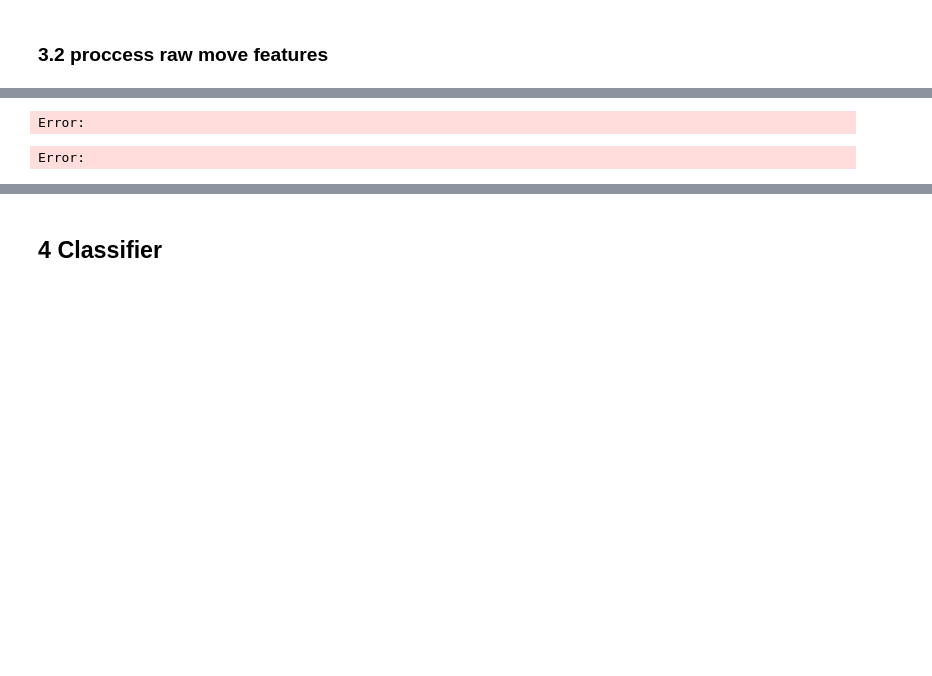
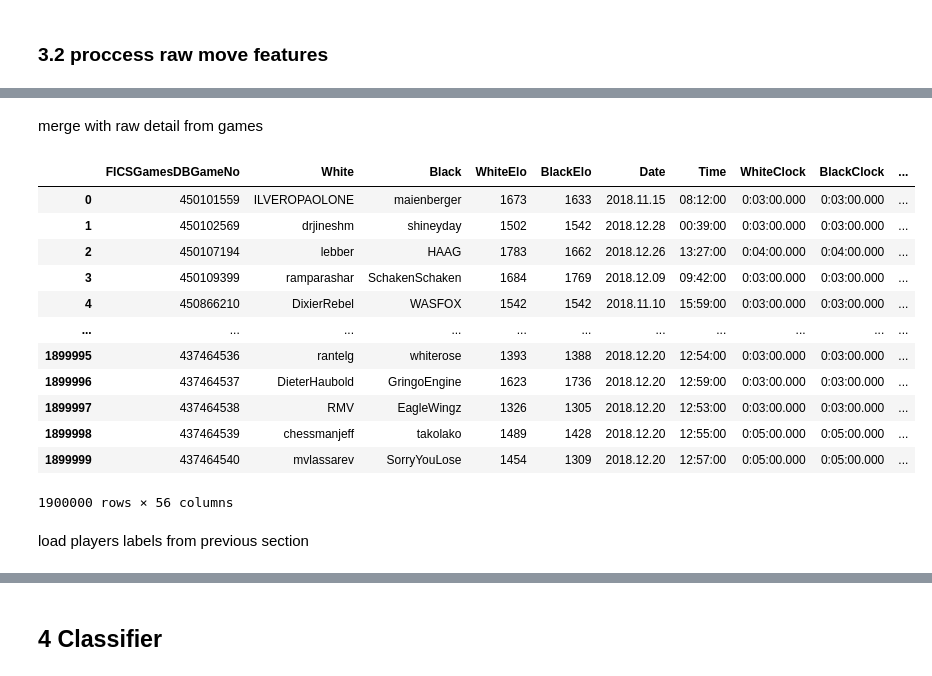
Before and after one commit to ariel-zilber/chess_improments_patterns, a Jupyter notebook: notebooks/P1_04_moves.ipynb, the cells around one changed output, grey strips where cells are left out. Drawn from its saved outputs; the diff is of its cells as text; code cells hidden in the pictures; blank space fills up the shorter version.

```diff
--- a/notebooks/P1_04_moves.ipynb
+++ b/notebooks/P1_04_moves.ipynb
@@ -708,18 +776,35 @@ game_features_df
+# %% [markdown]
+merge with raw detail from games
 # %%
-player_df=pd.read_csv(f"{PROJECT_PATH}/data/fics/interim/chess-games-clean-blitz-rated-vfinal-players.csv")
-df_2018=player_df[player_df["Year"]==2018]
-del player_df
+frames=[]
 
-# game_features_df=game_features_df.drop(columns=["first_rook_to_seventh_white"]).dropna()
-game_features_df=game_features_df.sort_values(by="FICSGamesDBGameNo")
-df_2018=df_2018[df_2018["FICSGamesDBGameNo"].isin(game_features_df["FICSGamesDBGameNo"])].sort_values(by="FICSGamesDBGameNo")
+for sample in pd.read_csv(f"{PROJECT_PATH}/data/fics/proccessed/chess-games.csv",chunksize=100000):
+    sample["Year"]=sample["Date"].apply(lambda s:int(s.split(".")[0]))
+    sample=sample[sample["Year"]==2018]
+    sample=sample[sample["FICSGamesDBGameNo"].isin(game_features_df["FICSGamesDBGameNo"])].sort_values(by="FICSGamesDBGameNo")
+    frames.append(sample)
+
+df_2018=pd.concat(frames)
+
 df_2018=df_2018.drop(columns=[c for c in df_2018.columns if "Unnamed" in c])
-df_2018=df_2018.merge(game_features_df,on='FICSGamesDBGameNo').drop(columns=["Elo","OpponentElo"])
-
+df_2018=df_2018.merge(game_features_df,on='FICSGamesDBGameNo').drop(columns=["Site","Event","WhiteRD","BlackRD","TimeControl"])
 df_2018
 # %% [output]
+|  | FICSGamesDBGameNo | White | Black | WhiteElo | BlackElo | Date | Time | WhiteClock | BlackClock | ... |
+| 0 | 450101559 | ILVEROPAOLONE | maienberger | 1673 | 1633 | 2018.11.15 | 08:12:00 | 0:03:00.000 | 0:03:00.000 | ... |
+| 1 | 450102569 | drjineshm | shineyday | 1502 | 1542 | 2018.12.28 | 00:39:00 | 0:03:00.000 | 0:03:00.000 | ... |
+| 2 | 450107194 | lebber | HAAG | 1783 | 1662 | 2018.12.26 | 13:27:00 | 0:04:00.000 | 0:04:00.000 | ... |
+| 3 | 450109399 | ramparashar | SchakenSchaken | 1684 | 1769 | 2018.12.09 | 09:42:00 | 0:03:00.000 | 0:03:00.000 | ... |
+| 4 | 450866210 | DixierRebel | WASFOX | 1542 | 1542 | 2018.11.10 | 15:59:00 | 0:03:00.000 | 0:03:00.000 | ... |
+| ... | ... | ... | ... | ... | ... | ... | ... | ... | ... | ... |
+| 1899995 | 437464536 | rantelg | whiterose | 1393 | 1388 | 2018.12.20 | 12:54:00 | 0:03:00.000 | 0:03:00.000 | ... |
+| 1899996 | 437464537 | DieterHaubold | GringoEngine | 1623 | 1736 | 2018.12.20 | 12:59:00 | 0:03:00.000 | 0:03:00.000 | ... |
+| 1899997 | 437464538 | RMV | EagleWingz | 1326 | 1305 | 2018.12.20 | 12:53:00 | 0:03:00.000 | 0:03:00.000 | ... |
+| 1899998 | 437464539 | chessmanjeff | takolako | 1489 | 1428 | 2018.12.20 | 12:55:00 | 0:05:00.000 | 0:05:00.000 | ... |
+| 1899999 | 437464540 | mvlassarev | SorryYouLose | 1454 | 1309 | 2018.12.20 | 12:57:00 | 0:05:00.000 | 0:05:00.000 | ... |
-Error:
+1900000 rows × 56 columns
-Error:
+# %% [markdown]
+load players labels from previous section
 # %%
 df_interval=pd.read_csv(f"{PROJECT_PATH}/data/fics/interim/player_labels.csv")
 df_interval=df_interval.rename(columns={"Unnamed: 0":"Player"}).drop(columns=["0","1","2","3"])
```
Also changed, not shown: parts of 18 cells of this notebook, 5 other files.
